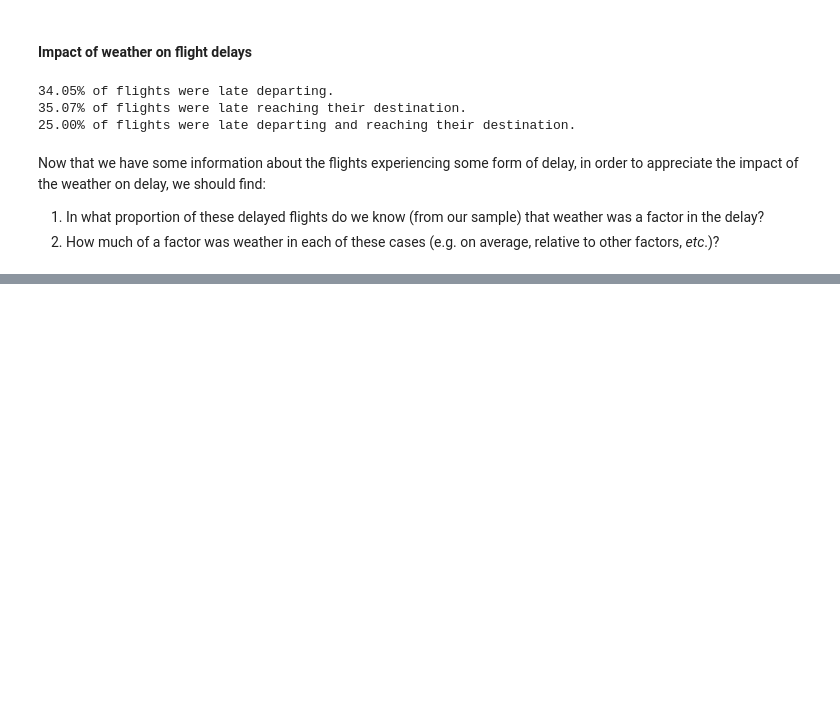
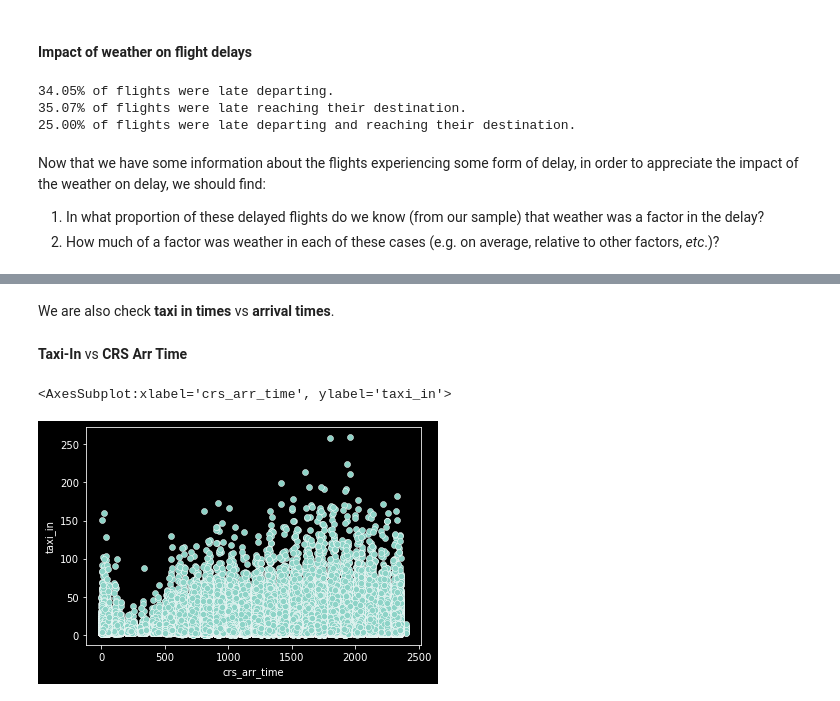
Before and after one commit to jsilke/flight-delay-prediction, a Jupyter notebook: Exploration/recommended_exploration.ipynb, the cells around one changed output, grey strips where cells are left out. Drawn from its saved outputs; the diff is of its cells as text; code cells hidden in the pictures; blank space fills up the shorter version.

```diff
--- a/Exploration/recommended_exploration.ipynb
+++ b/Exploration/recommended_exploration.ipynb
@@ -361,0 +398,9 @@ Now that we have some information about the flights experiencing some form of de
+# %% [markdown]
+We are also check **taxi in times** vs **arrival times**.
+# %% [markdown]
+**Taxi-In** vs **CRS Arr Time**
+# %%
+sns.scatterplot(data=flights, x="crs_arr_time", y="taxi_in")
+# %% [output]
+<AxesSubplot:xlabel='crs_arr_time', ylabel='taxi_in'>
+[figure, added]
```
Also changed, not shown: parts of 14 cells of this notebook, 1 other file.
